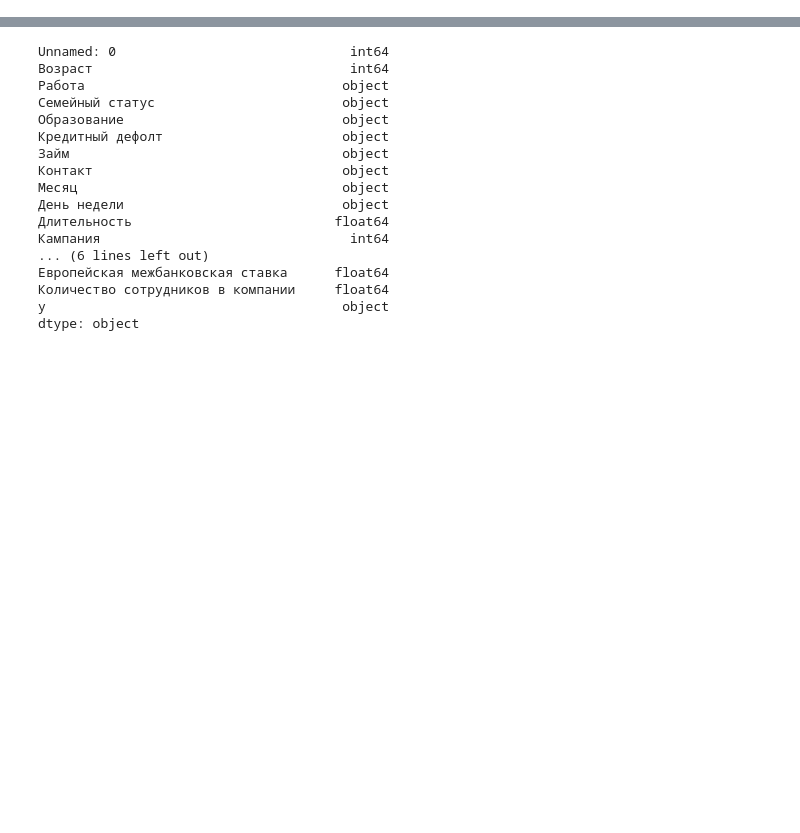
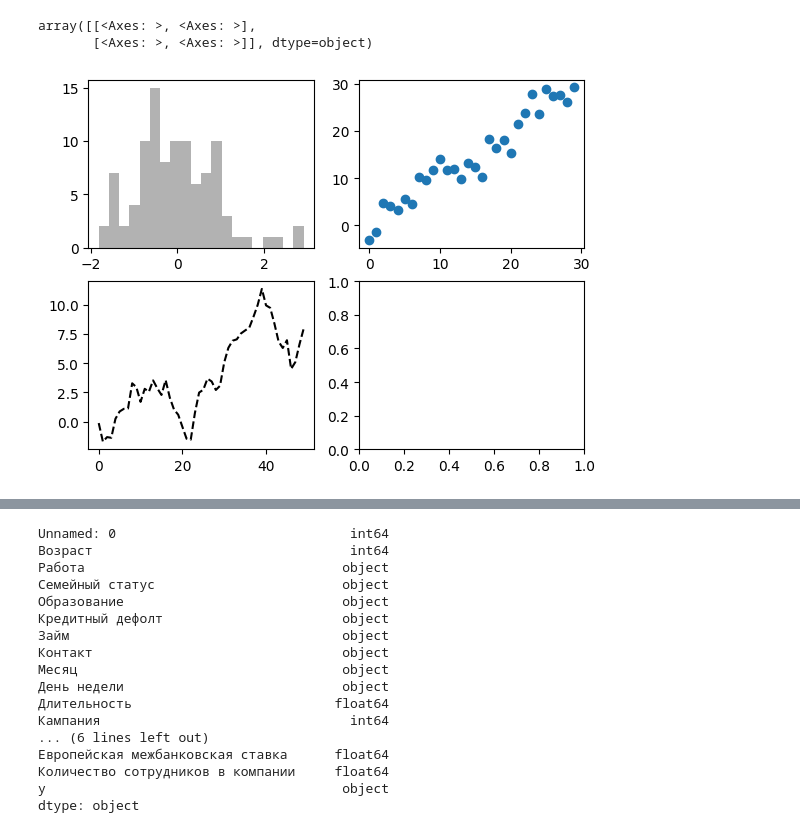
Before and after one commit to ChargeChallenger/TANN-notebooks, a Jupyter notebook: 05-visualisation.ipynb, the cells around one changed output, grey strips where cells are left out. Drawn from its saved outputs; the diff is of its cells as text; code cells hidden in the pictures; blank space fills up the shorter version.

```diff
--- a/05-visualisation.ipynb
+++ b/05-visualisation.ipynb
@@ -0,0 +22,10 @@
+# %%
+fig, axes = plt.subplots(2, 2)
+axes[0, 0].hist(np.random.randn(100), bins=20, color='k', alpha=0.3)
+axes[0, 1].scatter(np.arange(30), np.arange(30) + 3 * np.random.randn(30))
+axes[1, 0].plot(np.random.randn(50).cumsum(), 'k--')
+axes
+# %% [output]
+array([[<Axes: >, <Axes: >],
+       [<Axes: >, <Axes: >]], dtype=object)
+[figure, added]
```
Also changed, not shown: parts of 52 cells of this notebook, 6 other files.
